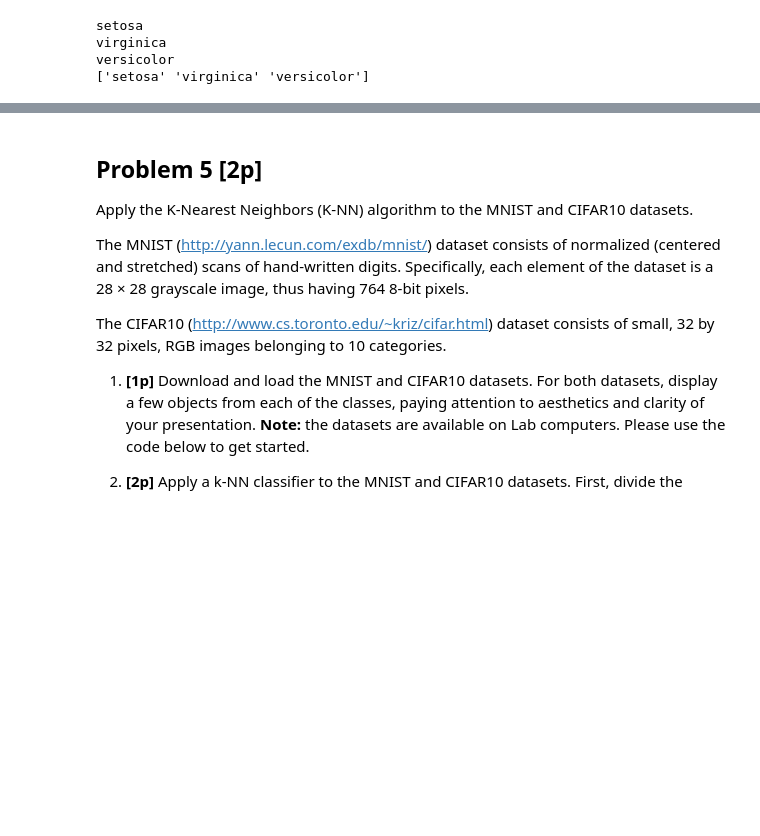
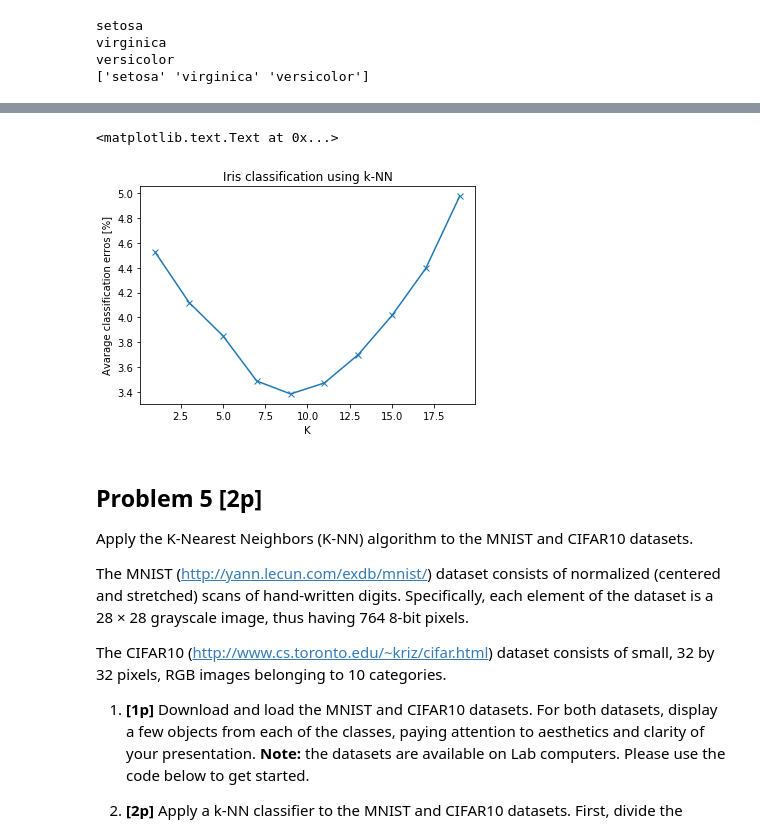
Before and after one commit to dingorth/neural_networks, a Jupyter notebook: assignment1/Assignment1.ipynb, the cells around one changed output, grey strips where cells are left out. Drawn from its saved outputs; the diff is of its cells as text; code cells hidden in the pictures; blank space fills up the shorter version.

```diff
--- a/assignment1/Assignment1.ipynb
+++ b/assignment1/Assignment1.ipynb
@@ -401,3 +407,26 @@ title("Iris classification using k-NN")
+# %%
+errors = []
+
+for k in range(1,20,2):
+    errors.append(0)
+    for i in range(0,500):
+        random_index = np.arange(len(iris.data))
+        np.random.shuffle(random_index)
+
+        shuffled_data = iris.data[random_index]
+        shuffled_target = iris.target[random_index]
+
+        result = knn2(k, shuffled_data[:100], shuffled_target[:100], shuffled_data[100:] )
+        errors[int(k/2)] += 50 - np.sum(shuffled_target[100:] == result)
+
+errors = np.array(errors) / (500 * 50) * 100
+plot(np.arange(1,20,2), errors, '-x' )
+xlabel('K')
+ylabel('Avarage classification erros [%]')
+title("Iris classification using k-NN")
+# %% [output]
+<matplotlib.text.Text at 0x...>
+[figure, added]
 # %% [markdown]
 ## Problem 5 [2p]
 
```
Also changed, not shown: parts of 17 cells of this notebook.
